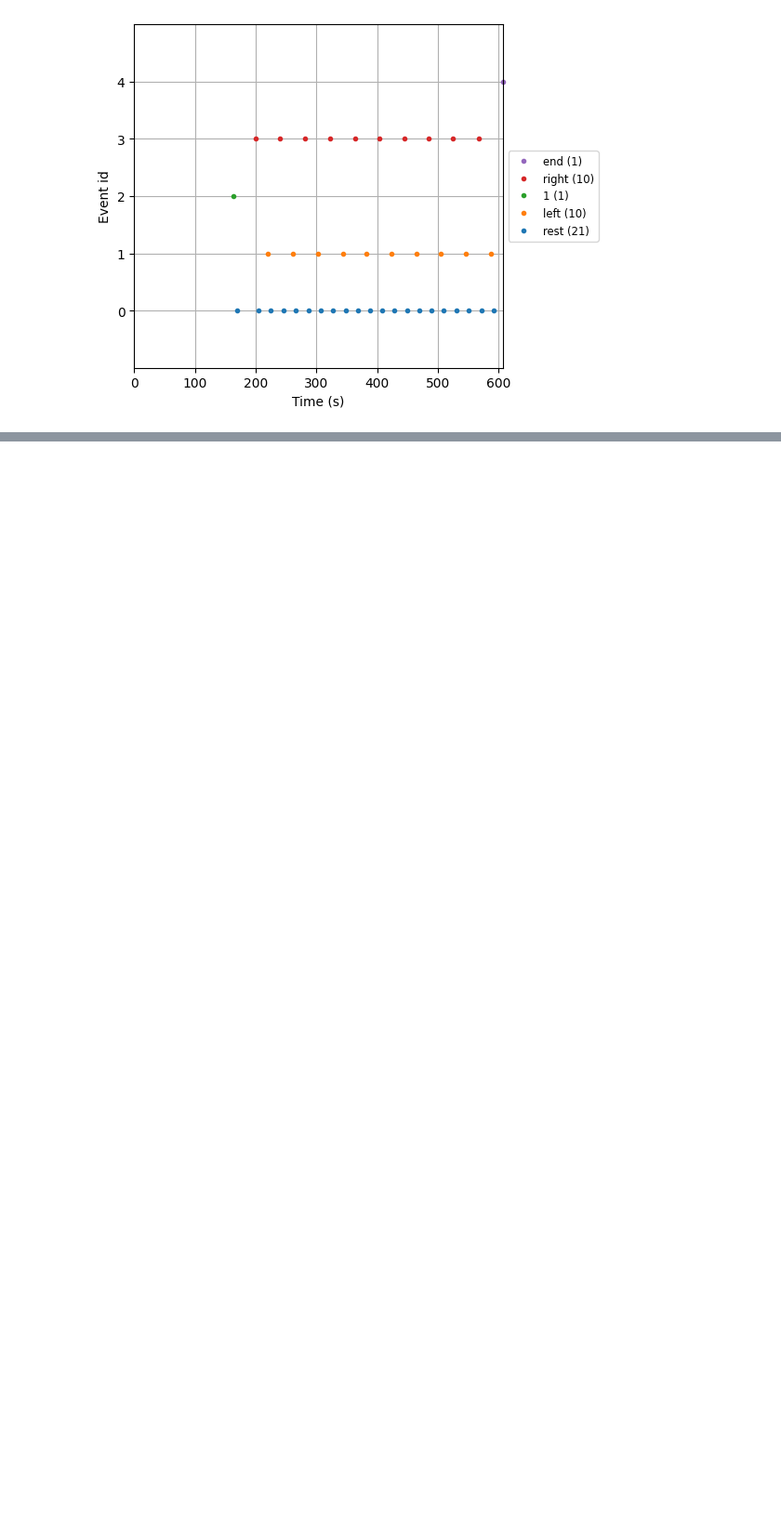
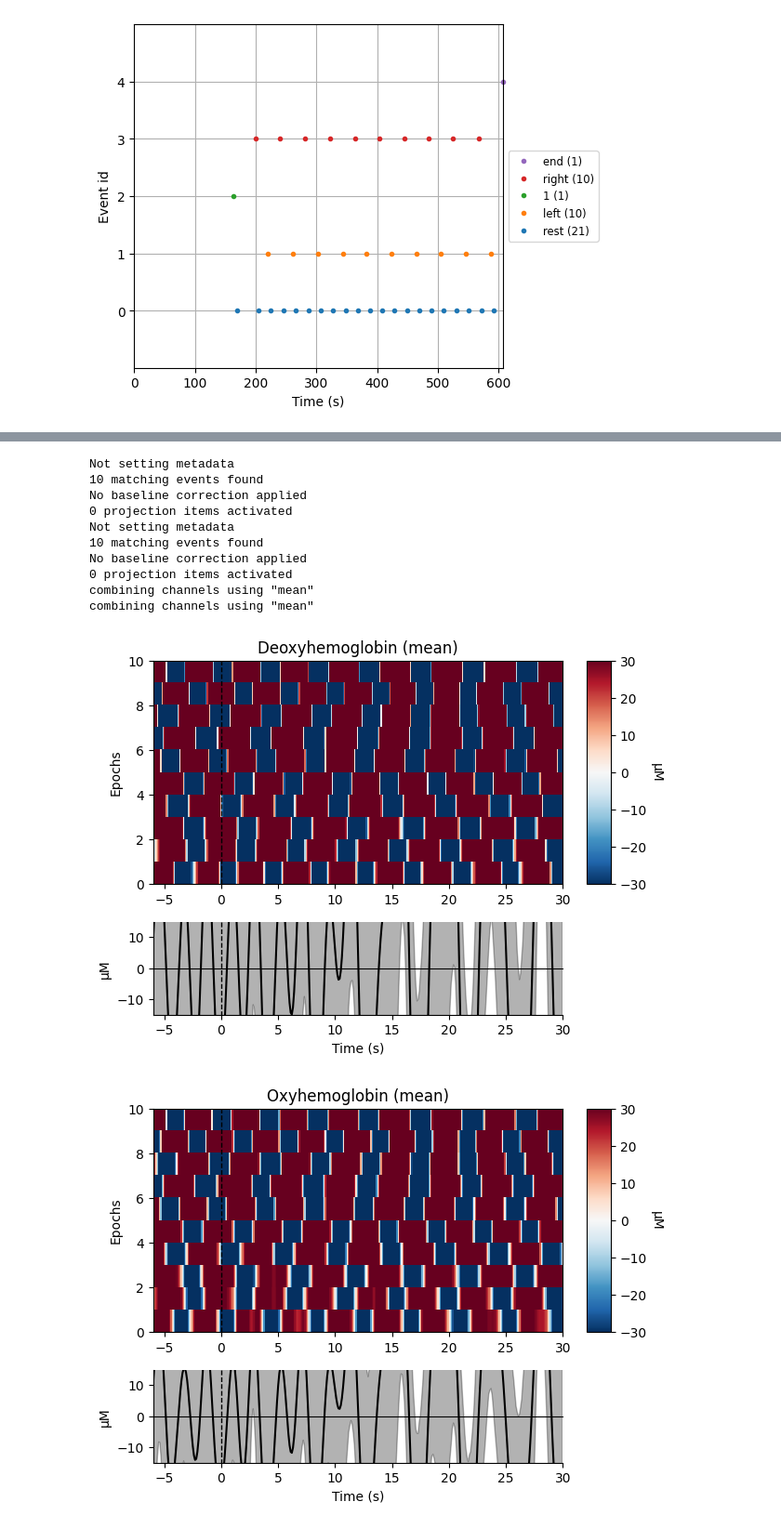
Before and after one commit to neural-imagery/signal-classifier, a Jupyter notebook: load.ipynb, the cells around one changed output, grey strips where cells are left out. Shown at 93% size. Drawn from its saved outputs; the diff is of its cells as text; code cells hidden in the pictures; blank space fills up the shorter version.

```diff
--- a/load.ipynb
+++ b/load.ipynb
@@ -234,3 +268,24 @@ combining channels using "mean"
+# %%
+epochs["lef"].pick(group_idxs["left"]).plot_image(
+    combine="mean",
+    vmin=-30,
+    vmax=30,
+    ts_args=dict(ylim=dict(hbo=[-15, 15], hbr=[-15, 15])),
+)
+plt.show()
+# %% [output]
+Not setting metadata
+10 matching events found
+No baseline correction applied
+0 projection items activated
+Not setting metadata
+10 matching events found
+No baseline correction applied
+0 projection items activated
+combining channels using "mean"
+combining channels using "mean"
+[figure, added]
+[figure, added]
 # %%
 fig, axes = plt.subplots(nrows=2, ncols=2, figsize=(15, 6))
 #clims = dict(hbo=[-20, 20], hbr=[-20, 20])
```
Also changed, not shown: parts of 8 cells of this notebook.
